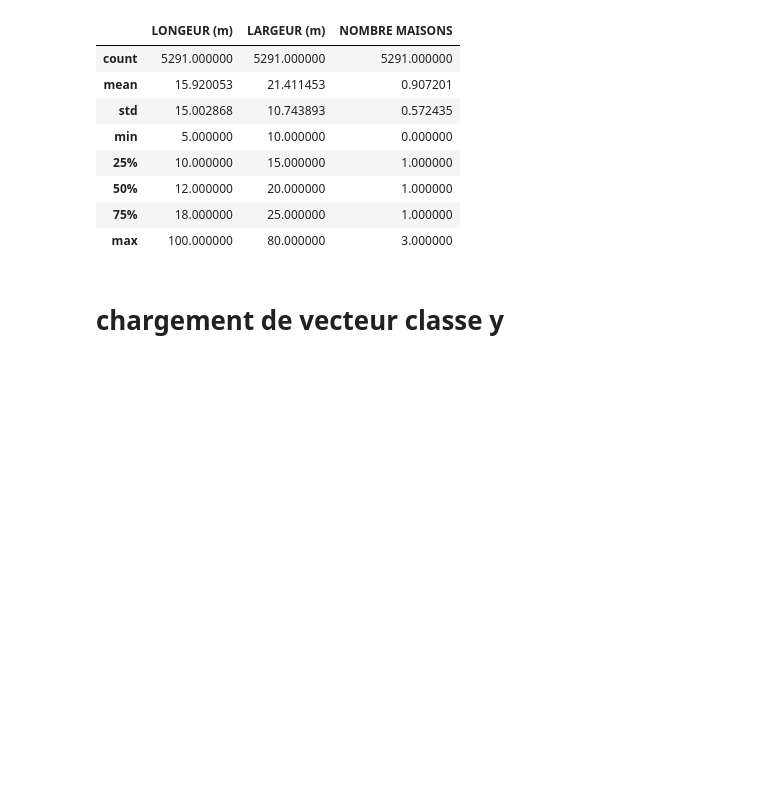
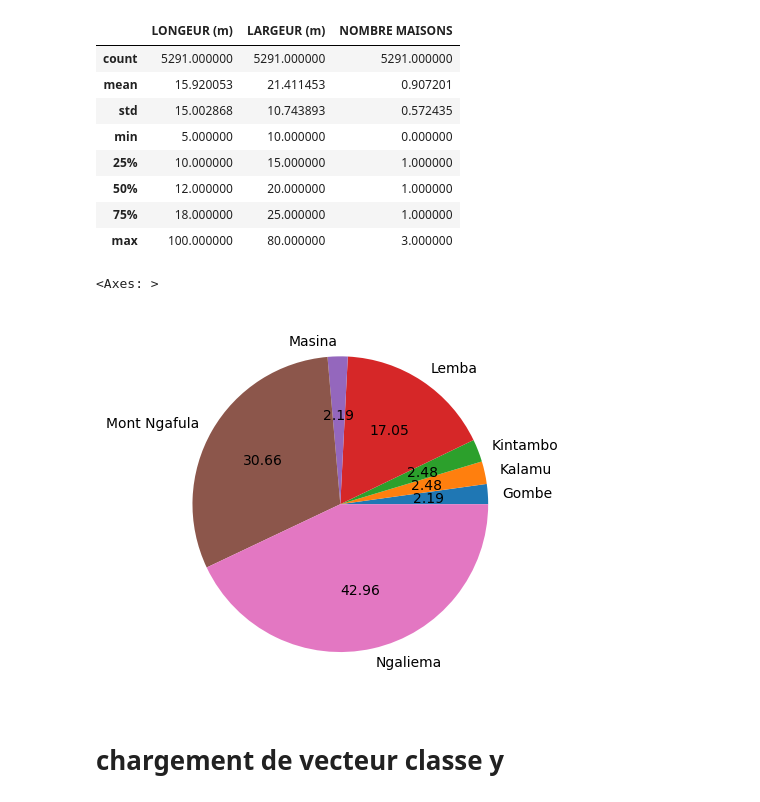
Before and after one commit to herve01/python-IMMO-predict, a Jupyter notebook: Untitled.ipynb, the cells around one changed output. Saved outputs shown, nothing was run; the diff lists cells and outputs as text; code cells hidden in the pictures; blank space fills up the shorter version.

```diff
--- a/Untitled.ipynb
+++ b/Untitled.ipynb
@@ -182,6 +173,11 @@ X.describe()
 | 50% | 12.000000 | 20.000000 | 1.000000 |
 | 75% | 18.000000 | 25.000000 | 1.000000 |
 | max | 100.000000 | 80.000000 | 3.000000 |
+# %%
+df.groupby('COMMUNE').size().plot(kind='pie', autopct='%.2f')
+# %% [output]
+<Axes: >
+[figure, added]
 # %% [markdown]
 # chargement de vecteur classe y
 # %%
```
Also changed, not shown: parts of 28 cells of this notebook, 1 other file.
